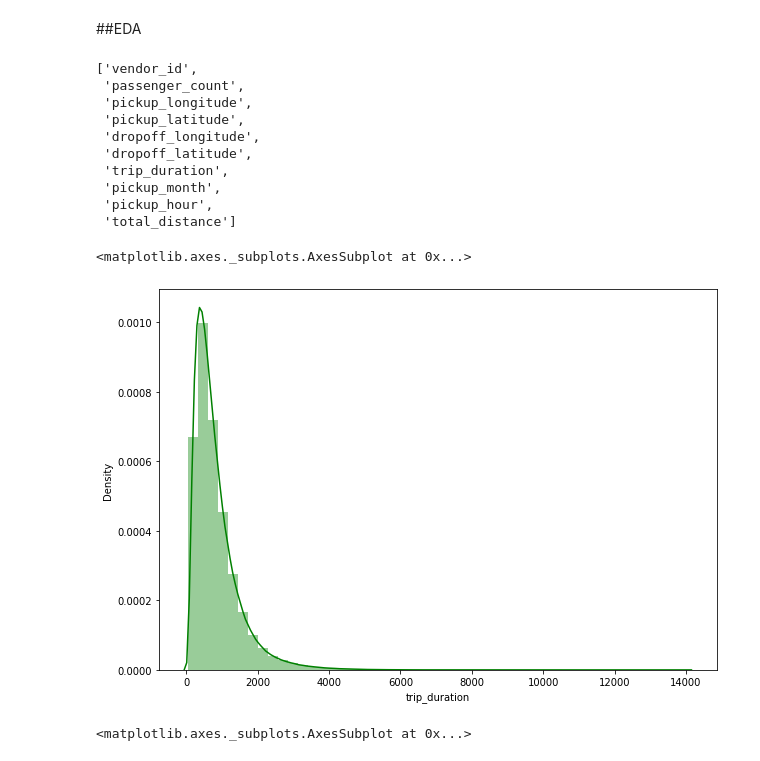
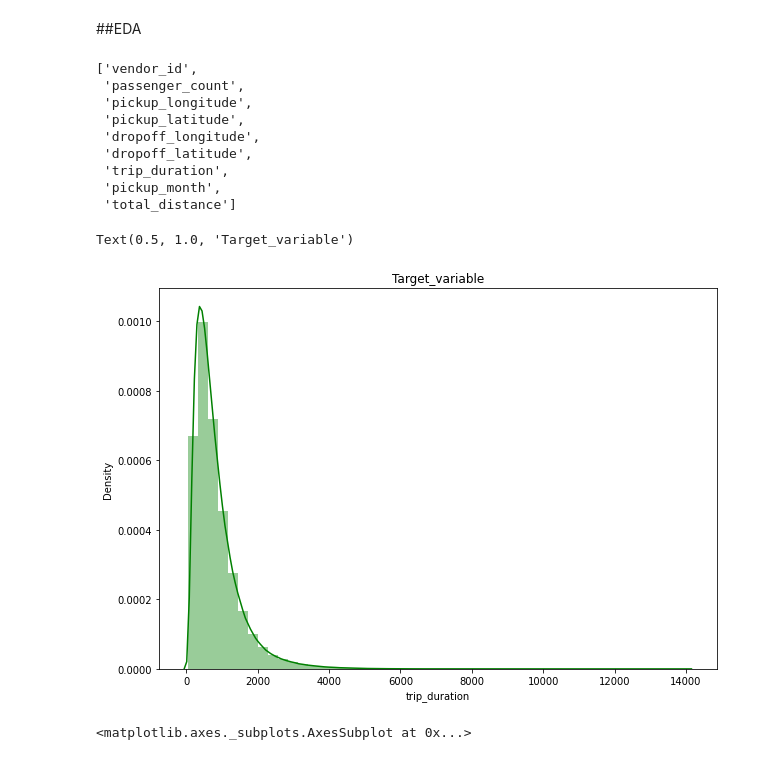
Before and after one commit to gauriagarwal18/Cab-Clock, a Jupyter notebook: NYC_Taxi_Trip_Time_Prediction_Capstone_Project.ipynb, the cells around one changed output. Drawn from its saved outputs; the diff is of its cells as text; code cells hidden in the pictures.

```diff
--- a/NYC_Taxi_Trip_Time_Prediction_Capstone_Project.ipynb
+++ b/NYC_Taxi_Trip_Time_Prediction_Capstone_Project.ipynb
@@ -487,5 +461,3 @@ taxi.drop(['pickup_datetime', "pickup_year",'pickup_date'],axis=1,inplace=True)
-# %%
-taxi.drop(['time_difference'],axis=1,inplace=True)
 # %% [markdown]
 ###Outliers
 # %%
@@ -495,3 +467,7 @@ def convert(sec):
   return int(list1.split(':')[0])
 # %%
 taxi['trip_min'] = taxi['trip_duration'].apply(convert)
+# %%
+taxi = taxi[taxi['trip_min'] != 0]
+# %%
+taxi['speed'] = taxi['total_distance']/taxi['trip_min']
@@ -502,3 +501,5 @@ taxi = taxi[(taxi['total_distance']/taxi['trip_min'])>0.06]
+# %%
+taxi.drop(["trip_min","speed"],axis=1,inplace=True)
 # %%
 # taxi=(remove_outliers2(taxi,["total_distance"]))
 # %%
@@ -512,7 +513,7 @@ taxi.shape
 # %%
 numeric_feature = ['vendor_id', 'passenger_count', 'pickup_longitude', 'pickup_latitude',
        'dropoff_longitude', 'dropoff_latitude', 'trip_duration',
-       'pickup_month', 'pickup_hour', 'total_distance']
+       'pickup_month', 'total_distance']
 numeric_feature
 # %% [output]
 ['vendor_id',
@@ -523,16 +524,16 @@ numeric_feature
  'dropoff_latitude',
  'trip_duration',
  'pickup_month',
- 'pickup_hour',
  'total_distance']
 # %%
 # Now check the distribution of dependent variable
 import seaborn as sns
 fig = plt.figure(figsize=(10,7))
 sns.distplot(taxi['trip_duration'], color = 'g')
+plt.title('Target_variable')
 # %% [output]
-<matplotlib.axes._subplots.AxesSubplot at 0x...>
+Text(0.5, 1.0, 'Target_variable')
-[figure, old version]
+[figure, new version]
 # %%
 fig = plt.figure(figsize=(10,7))
 sns.distplot(np.sqrt(taxi['trip_duration']), color = 'g')
```
Also changed, not shown: parts of 111 cells of this notebook.
